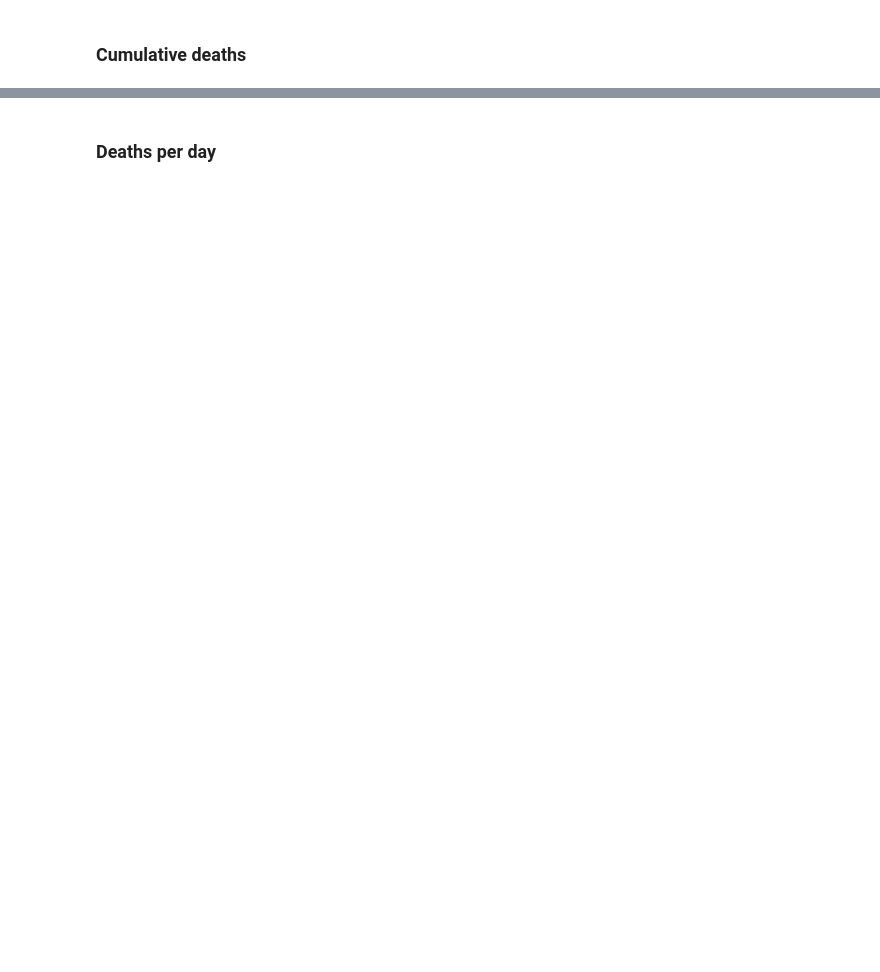
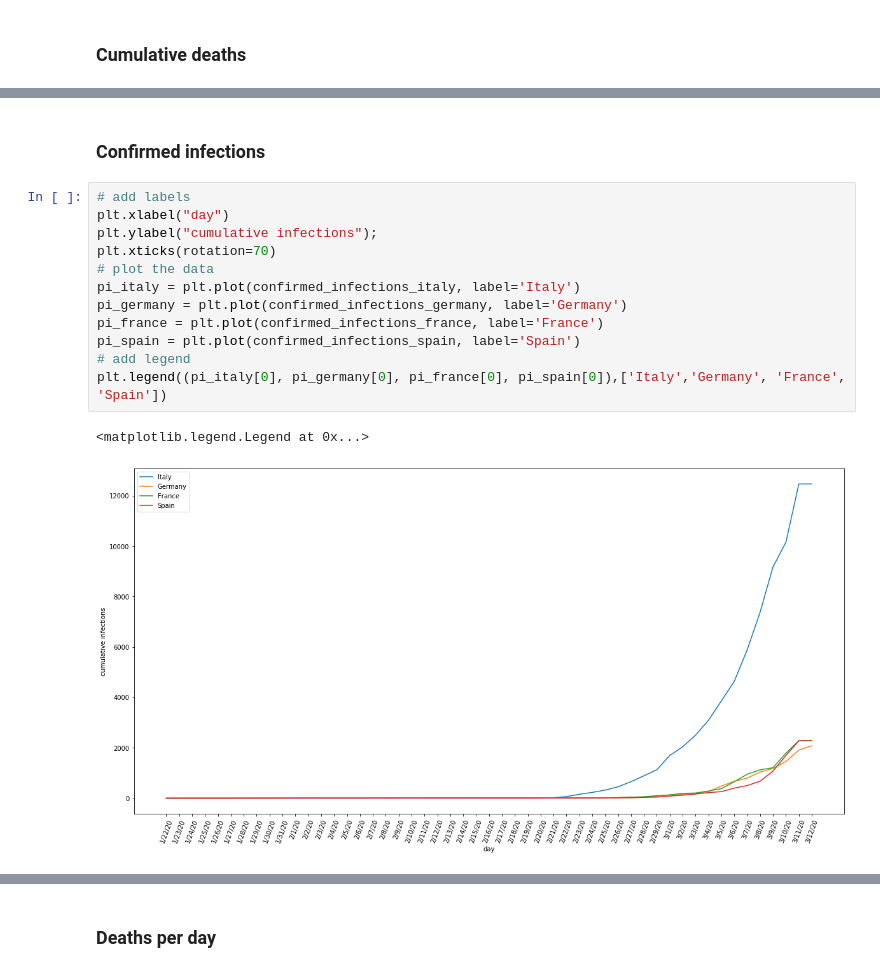
Before and after one commit to luigiselmi/datascience, a Jupyter notebook: python/covid19-monitoring-notebook.ipynb, the cells around one changed output, grey strips where cells are left out. Saved outputs shown, nothing was run; the diff lists cells and outputs as text; blank space fills up the shorter version.

```diff
--- a/python/covid19-monitoring-notebook.ipynb
+++ b/python/covid19-monitoring-notebook.ipynb
@@ -174,0 +283,17 @@ plt.legend((pi_italy[0], pi_germany[0], pi_france[0]),['Italy','Germany', 'Franc
+# %% [markdown]
+### Confirmed infections
+# %%
+# add labels
+plt.xlabel("day")
+plt.ylabel("cumulative infections");
+plt.xticks(rotation=70)
+# plot the data
+pi_italy = plt.plot(confirmed_infections_italy, label='Italy')
+pi_germany = plt.plot(confirmed_infections_germany, label='Germany')
+pi_france = plt.plot(confirmed_infections_france, label='France')
+pi_spain = plt.plot(confirmed_infections_spain, label='Spain')
+# add legend
+plt.legend((pi_italy[0], pi_germany[0], pi_france[0], pi_spain[0]),['Italy','Germany', 'France', 'Spain'])
+# %% [output]
+<matplotlib.legend.Legend at 0x...>
+[figure, added]
```
Also changed, not shown: parts of 51 cells of this notebook.
